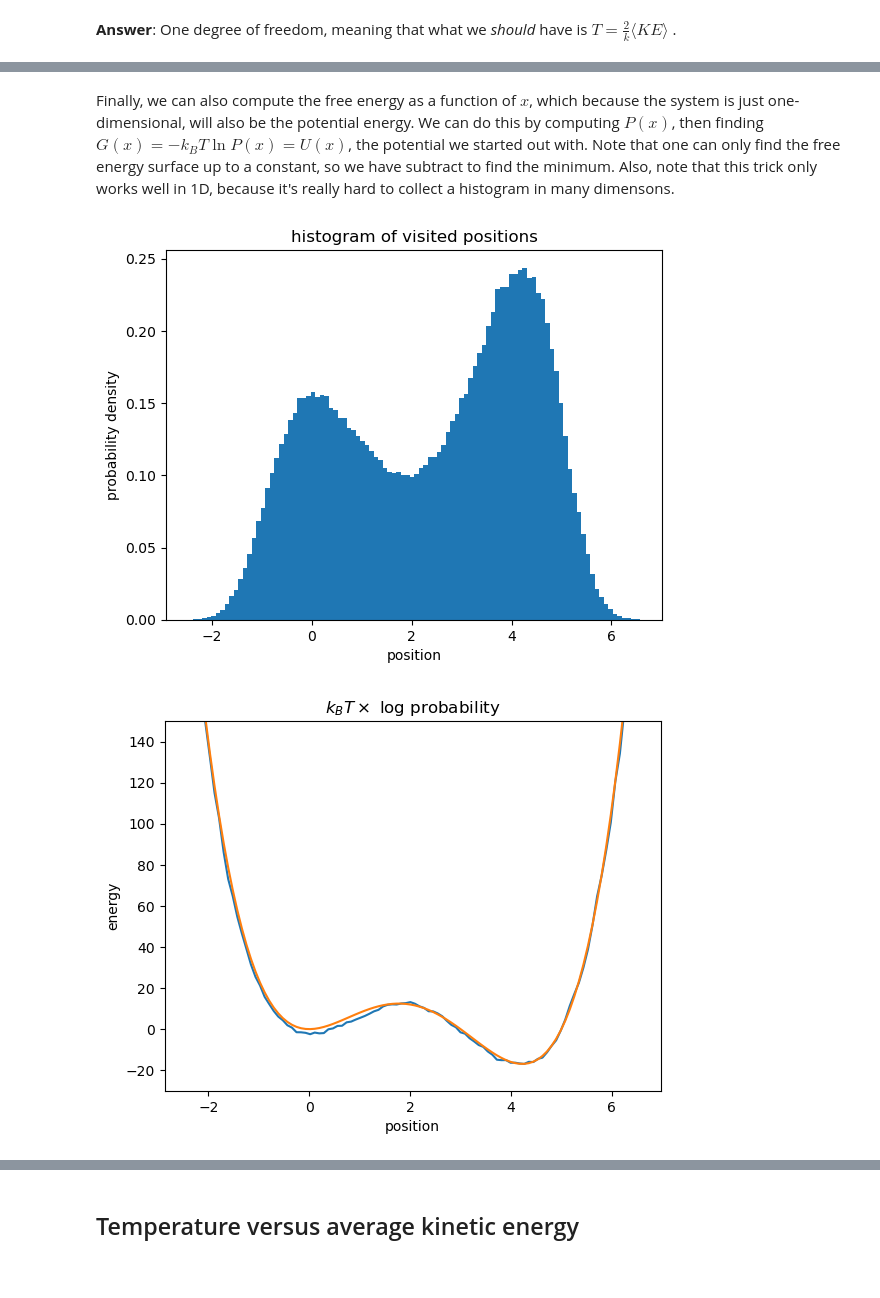
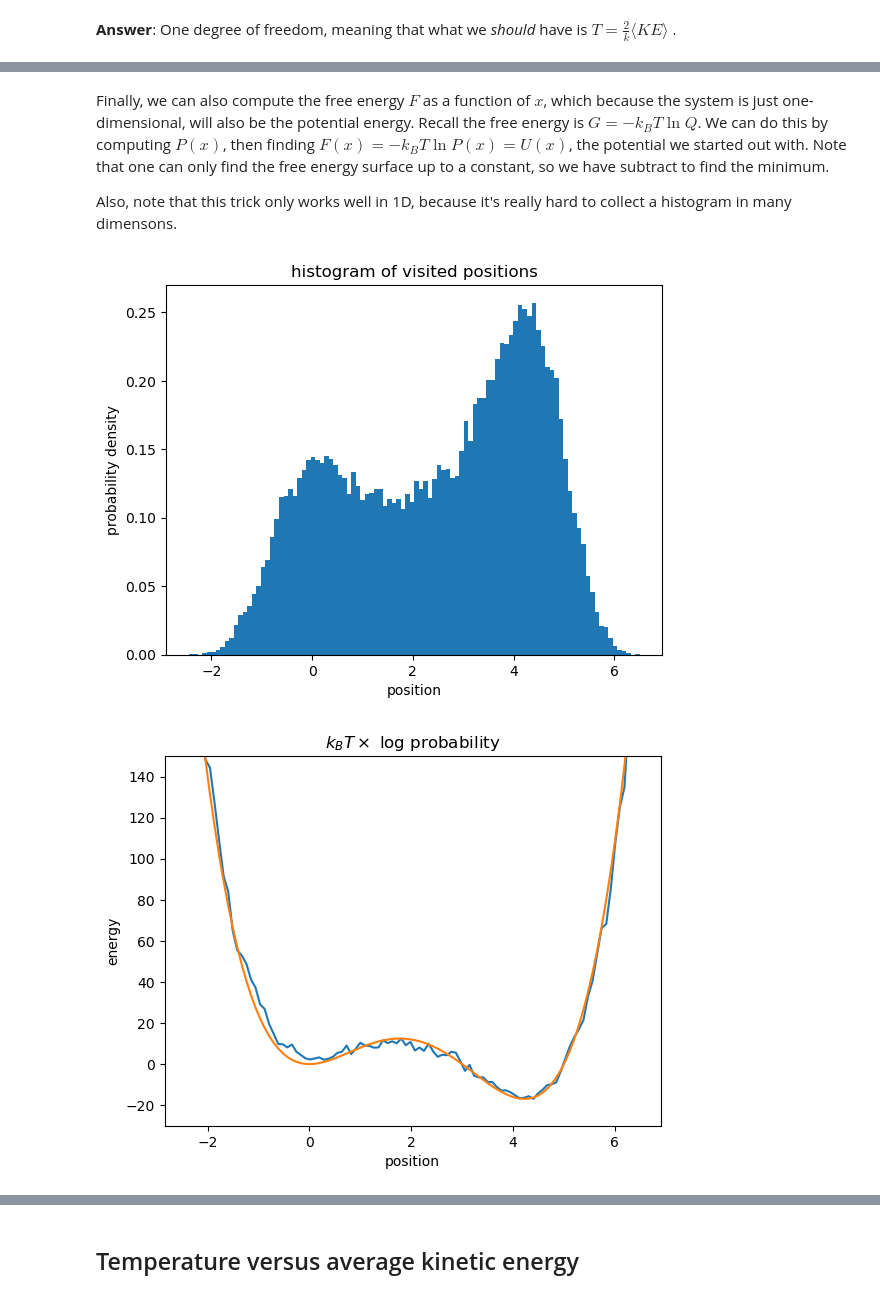
Before and after one commit to shirtsgroup/simulation_essentials, a Jupyter notebook: toy_problems/thermostats_and_NVT.ipynb, the cells around one changed output, grey strips where cells are left out. Saved outputs shown, nothing was run; the diff lists cells and outputs as text; code cells hidden in the pictures.

```diff
--- a/toy_problems/thermostats_and_NVT.ipynb
+++ b/toy_problems/thermostats_and_NVT.ipynb
@@ -129,8 +138,9 @@ def do_some_andersen(nsteps=100, m=1, dt=0.1, init_x=0, init_v=6, T=50, tau=100,
 
     for i in range(1,nsteps):
         xnew,vnew = velocity_verlet(x,v,m=m,dt=dt,force=force)
-        if i%tau==0:
-            # randomize the particle velocity. This is the key point that gives constant T.
+        p = np.random.random()
+        if p<(1.0/tau):
+            # Every step have a 1/tau chance of randomizing the particle velocity. This is the key point that gives constant T.
             # mb_dist returns an array with 1 entry, so we need to turn it into a scalar.
             vnew = mb_dist(m,T)[0]
         x = xnew
@@ -151,5 +163,5 @@ def do_some_andersen(nsteps=100, m=1, dt=0.1, init_x=0, init_v=6, T=50, tau=100,
 # %%
-nsteps = 500000
+nsteps = 50000
 dt = 0.02
 T = 4
 
@@ -220,25 +237,27 @@ plt.show()
 # %% [markdown]
-Finally, we can also compute the free energy as a function of $x$, which because the system is just one-dimensional, will also be the potential energy.  We can do this by computing $P(x)$, then finding $G(x) = -k_B T \ln P(x) = U(x)$, the potential we started out with.  Note that one can only find the free energy surface up to a constant, so we have subtract to find the minimum.  Also, note that this trick only works well in 1D, because it's really hard to collect a histogram in many dimensons.
+Finally, we can also compute the free energy $F$ as a function of $x$, which because the system is just one-dimensional, will also be the potential energy.  Recall the free energy is $G = -k_{B}T\ln Q$.  We can do this by computing $P(x)$, then finding $F(x) = -k_B T \ln P(x) = U(x)$, the potential we started out with.  Note that one can only find the free energy surface up to a constant, so we have subtract to find the minimum.
+
+Also, note that this trick only works well in 1D, because it's really hard to collect a histogram in many dimensons.
 # %%
 res = plt.hist(results['x'],bins=100,density=True)
 plt.title('histogram of visited positions')
 plt.ylabel('probability density')
 plt.xlabel('position')
 plt.show()
 
 bin_locs = 0.5*(res[1][1:]+res[1][:-1])
-Effective_U = -k*T*np.log(res[0])
+Effective_U = -kb*T*np.log(res[0])
 
 # shift it so it as the minimum has the right value
-Shift_U = Effective_U - (np.min(Effective_U)-potential(fmin))
+Shift_U = Effective_U - (np.min(Effective_U)-double_potential(fmin))
 plt.plot(bin_locs,Shift_U)
-plt.plot(bin_locs,potential(bin_locs))
+plt.plot(bin_locs,double_potential(bin_locs))
 plt.title(r'$k_BT \times$ log probability')
 plt.ylabel('energy')
 plt.xlabel('position')
 plt.ylim([-30,150])
 plt.show()
 # %% [output]
-[figure, old version]
+[figure, new version]
-[figure, old version]
+[figure, new version]
 # %% [markdown]
```
Also changed, not shown: parts of 28 cells of this notebook.
